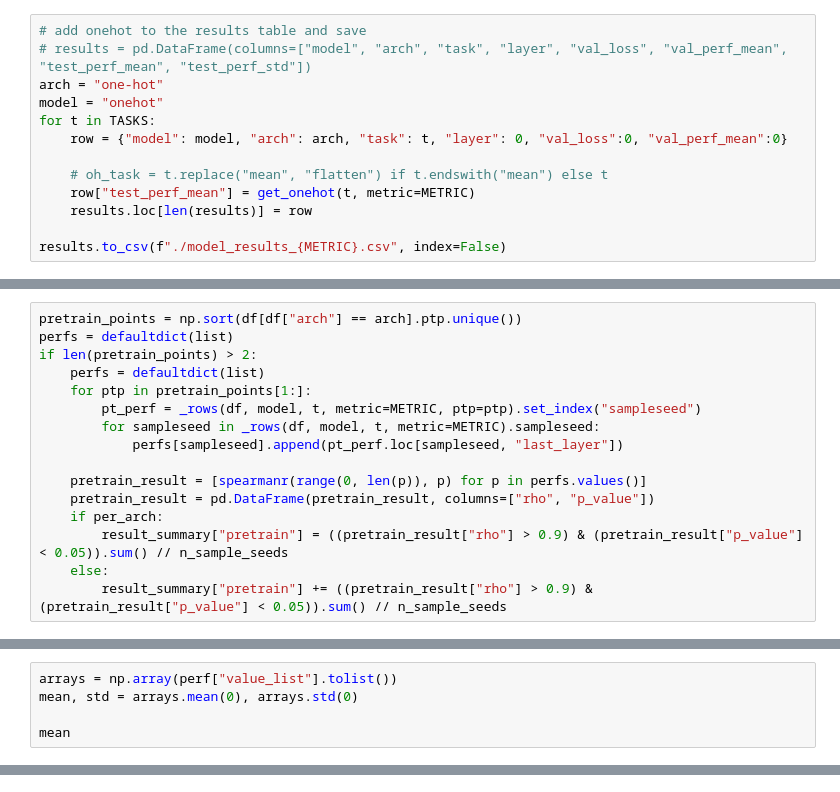
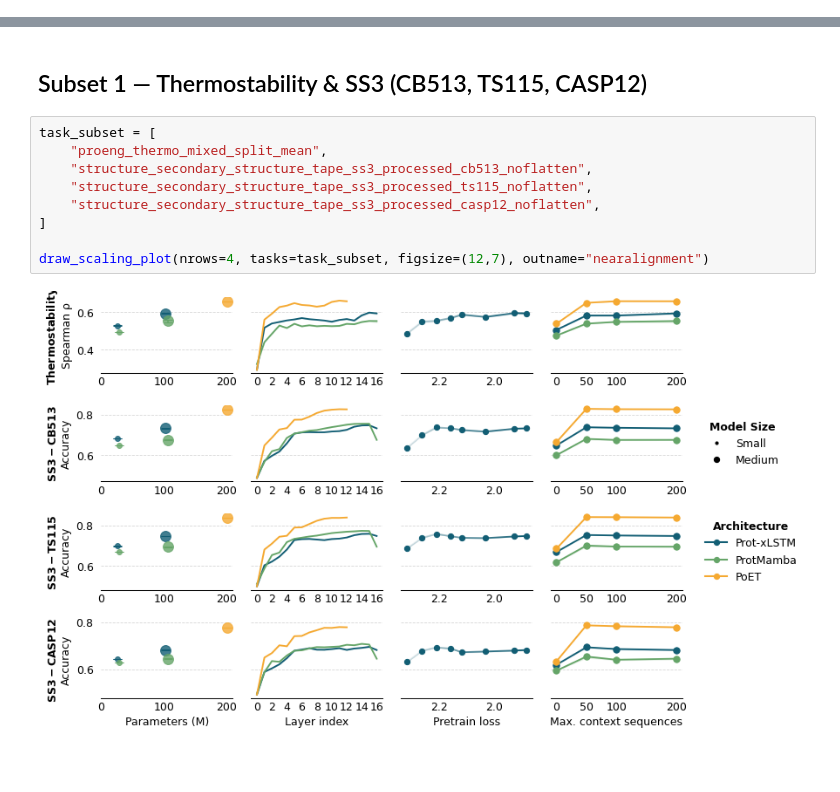
Before and after one commit to antoniaebner/Generative-PLM-Transfer, a Jupyter notebook: notebooks/plots.ipynb, the cells around one changed output, grey strips where cells are left out. Cells and saved outputs as stored; diff of their text form; blank space fills up the shorter version.

```diff
--- a/notebooks/plots.ipynb
+++ b/notebooks/plots.ipynb
@@ -2198,13 +0,0 @@ for m, (arch, model) in enumerate(models.items()):
-# %%
-# add onehot to the results table and save
-# results = pd.DataFrame(columns=["model", "arch", "task", "layer", "val_loss", "val_perf_mean", "test_perf_mean", "test_perf_std"])
-arch = "one-hot"
-model = "onehot"
-for t in TASKS:
-    row = {"model": model, "arch": arch, "task": t, "layer": 0, "val_loss":0, "val_perf_mean":0}
-
-    # oh_task = t.replace("mean", "flatten") if t.endswith("mean") else t
-    row["test_perf_mean"] = get_onehot(t, metric=METRIC)
-    results.loc[len(results)] = row
-
-results.to_csv(f"./model_results_{METRIC}.csv", index=False)
@@ -3007,16 +0,0 @@ GB1 - 2 vs many & Prot-xLSTM 102M & 3 & 0.524 & 0.183 & 0.571 & 0.139 \\
-# %%
-pretrain_points = np.sort(df[df["arch"] == arch].ptp.unique())
-perfs = defaultdict(list)
-if len(pretrain_points) > 2:
-    perfs = defaultdict(list)
-    for ptp in pretrain_points[1:]:
-        pt_perf = _rows(df, model, t, metric=METRIC, ptp=ptp).set_index("sampleseed")
-        for sampleseed in _rows(df, model, t, metric=METRIC).sampleseed:
-            perfs[sampleseed].append(pt_perf.loc[sampleseed, "last_layer"])
-
-    pretrain_result = [spearmanr(range(0, len(p)), p) for p in perfs.values()]
-    pretrain_result = pd.DataFrame(pretrain_result, columns=["rho", "p_value"])
-    if per_arch:
-        result_summary["pretrain"] = ((pretrain_result["rho"] > 0.9) & (pretrain_result["p_value"] < 0.05)).sum() // n_sample_seeds
-    else:
-        result_summary["pretrain"] += ((pretrain_result["rho"] > 0.9) & (pretrain_result["p_value"] < 0.05)).sum() // n_sample_seeds
@@ -3125,5 +0,0 @@ if len(pretrain_points) > 2:
-# %%
-arrays = np.array(perf["value_list"].tolist())
-mean, std = arrays.mean(0), arrays.std(0)
-
-mean
@@ -3136,0 +538,13 @@ array([0.6384237 , 0.75488924, 0.77043338, 0.78669798, 0.80841923,
+# %% [markdown]
+## Subset 1 — Thermostability & SS3 (CB513, TS115, CASP12)
+# %%
+task_subset = [
+    "proeng_thermo_mixed_split_mean",
+    "structure_secondary_structure_tape_ss3_processed_cb513_noflatten",
+    "structure_secondary_structure_tape_ss3_processed_ts115_noflatten",
+    "structure_secondary_structure_tape_ss3_processed_casp12_noflatten",
+]
+
+draw_scaling_plot(nrows=4, tasks=task_subset, figsize=(12,7), outname="nearalignment")
+# %% [output]
+[figure, added]
```
Also changed, not shown: parts of 70 cells of this notebook.
